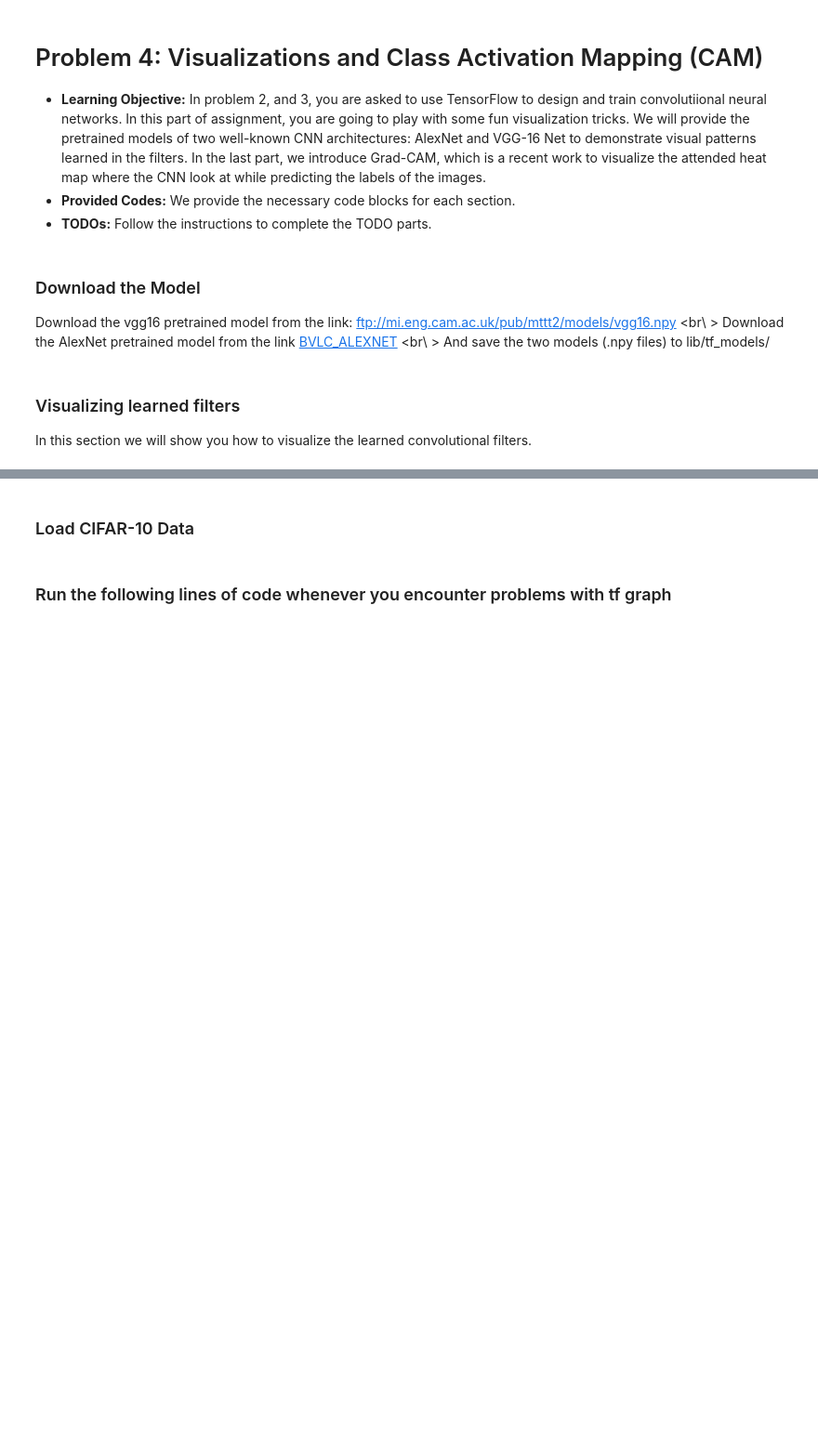
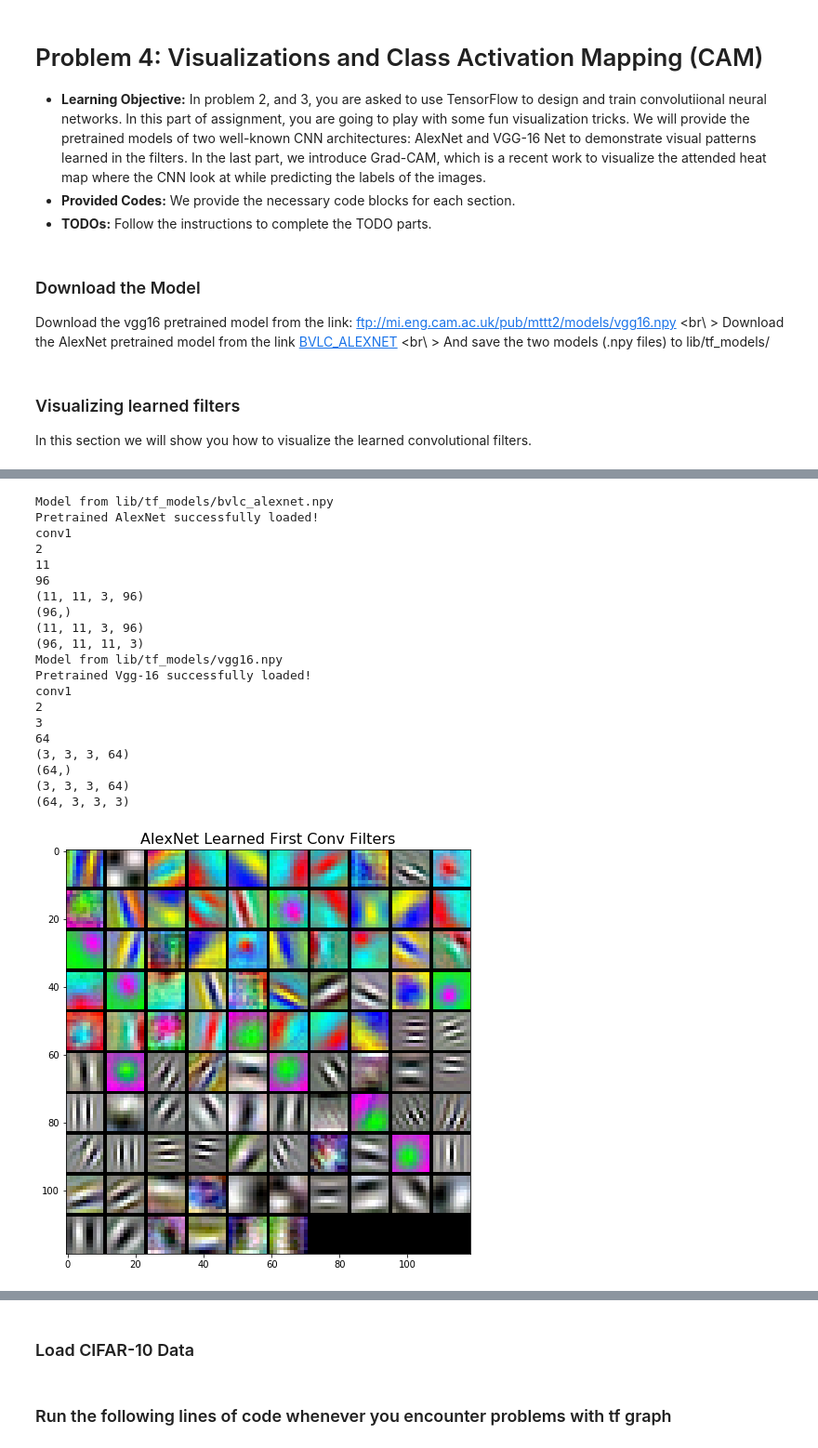
Before and after one commit to XingwenZhang/CSCI599DL, a Jupyter notebook: homework/homework1/assignment1-python3/Problem_4.ipynb, the cells around one changed output, grey strips where cells are left out. Shown: that part at 93% size. Saved outputs shown, nothing was run; the diff lists cells and outputs as text; code cells hidden in the pictures; blank space fills up the shorter version.

```diff
--- a/homework/homework1/assignment1-python3/Problem_4.ipynb
+++ b/homework/homework1/assignment1-python3/Problem_4.ipynb
@@ -76,42 +84,74 @@ for net in sorted(model_paths):
     first_conv = "conv1_1" if net == "Vgg-16" else "conv1"
 
     conv1 = pretrained[first_conv]
+    print('conv1')
+    print(len(conv1))
+    print(len(conv1[0]))
+    print(len(conv1[1]))
+    print(conv1[0].shape)
+    print(conv1[1].shape)
     #############################################################################
     # TODO: Extract the weight and bias from conv1                              #
     # HINT: What's the data type of conv1?                                      #
     #############################################################################
-
+    w = conv1[0]
+    b = conv1[1]
 
     #############################################################################
     # TODO: Scale the kernel weights to [0,1]                                   #
     #############################################################################
-    w_01 = None
+    w_min = w.min(axis=(0, 1), keepdims=True)
+    w_max = w.max(axis=(0, 1), keepdims=True)
 
+    w_01 = (w - w_min)/(w_max-w_min)
 
+    print(w_01.shape)
     #############################################################################
     # TODO: Transpose the scaled kernel weights so that the                     #
     # number of filters comes first in the dimension as (n, H, W, C)            #
     #############################################################################
-    wT = None
-
+    wT = np.transpose(w_01, (3,0,1,2))
+    print(wT.shape)
     # Define a figure
     fig = plt.figure(figsize=(8,8))
     ax1 = plt.subplot(111)
 
     rgb_w = []  # list of filters
     n, H, W, C = wT.shape
 
     #############################################################################
     # TODO: Store each of the n transposed kernel weights                       #
     # to the rgb_w list so the list is of dimension (n, (H, W, C))              #
     #############################################################################
-
+    rgb_w = [wT[i] for i in range(n)]
 
     # Transform the python list to numpy array
     rgb_w = np.asarray(rgb_w)
 
     # Grid the rgb_w
     grid = viz_grid(rgb_w)
 
     ax1.imshow(grid[...,::-1])
     ax1.set_title('{} Learned First Conv Filters'.format(net), fontsize=16)
+# %% [output]
+Model from lib/tf_models/bvlc_alexnet.npy
+Pretrained AlexNet successfully loaded!
+conv1
+2
+11
+96
+(11, 11, 3, 96)
+(96,)
+(11, 11, 3, 96)
+(96, 11, 11, 3)
+Model from lib/tf_models/vgg16.npy
+Pretrained Vgg-16 successfully loaded!
+conv1
+2
+3
+64
+(3, 3, 3, 64)
+(64,)
+(3, 3, 3, 64)
+(64, 3, 3, 3)
+[figure, added]
```
Also changed, not shown: parts of 20 cells of this notebook.
